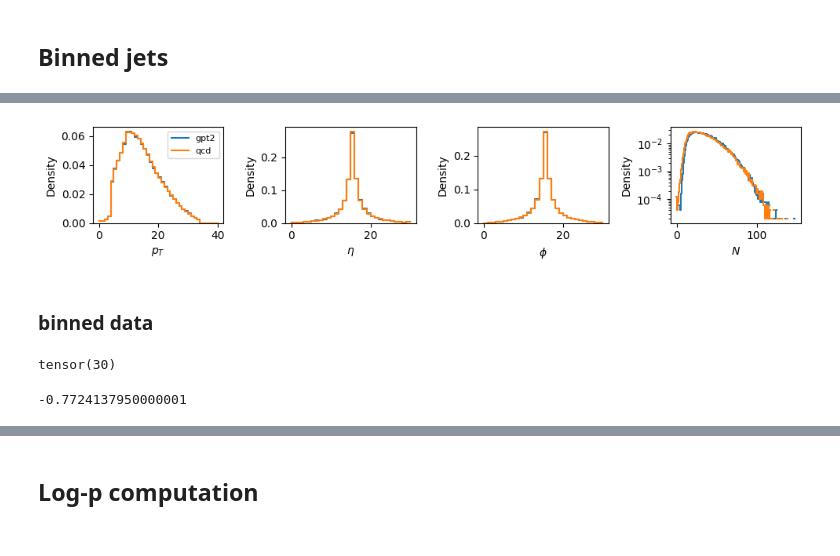
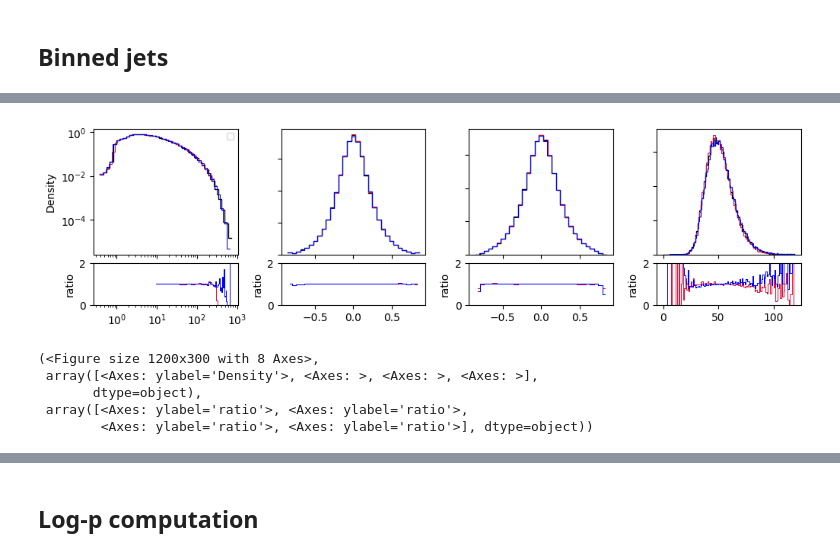
Before and after one commit to dfaroughy/SyntheticJets, a Jupyter notebook: jetclass_data.ipynb, the cells around one changed output, grey strips where cells are left out. Saved outputs shown, nothing was run; the diff lists cells and outputs as text; code cells hidden in the pictures.

```diff
--- a/jetclass_data.ipynb
+++ b/jetclass_data.ipynb
@@ -120,14 +121,8 @@ import h5py
 import numpy as np
 import pandas as pd
 
-def load_h5_data(file_path):
+def load_h5_data(file_path, key):
     with h5py.File(file_path, "r") as f:
-        arr = f['discretized/block0_values']
+        arr = f[key]
         data = arr[:]
-    df = pd.DataFrame(data)
-    x = df.to_numpy()
-    x = x.reshape(x.shape[0], -1, 3)
-    return x
-
-
-data = load_h5_data('/home/df630/SyntheticJets/data/TTBar_val___1Mfromeach_403030.h5')
+    return data
@@ -216,52 +199,0 @@ plt.show()
-# %%
-import matplotlib.pyplot as plt
-import seaborn as sns
-
-fig, ax = plt.subplots(1, 4, figsize=(10, 2))
-sns.histplot(qcd_gen_bins[...,0][qcd_gen_bins[...,0] >= 0],   bins=np.arange(0,41,1),  fill=False,   label='gpt2', element='step', stat='density', ax=ax[0])
-sns.histplot(qcd_test_bins[...,0][qcd_test_bins[...,0] >= 0],  bins=np.arange(0,41,1),   fill=False, label='qcd', element='step', stat='density', ax=ax[0])
-sns.histplot(qcd_gen_bins[...,1][qcd_gen_bins[...,0] >= 0],   bins=np.arange(0,31,1), fill=False,  label='gpt2', element='step', stat='density', ax=ax[1])
-sns.histplot(qcd_test_bins[...,1][qcd_test_bins[...,0] >= 0],   bins=np.arange(0,31,1), fill=False,  label='test', element='step', stat='density', ax=ax[1])
-sns.histplot(qcd_gen_bins[...,2][qcd_gen_bins[...,0] >= 0], bins=np.arange(0,31,1), fill=False,  label='gpt2', element='step', stat='density', ax=ax[2])
-sns.histplot(qcd_test_bins[...,2][qcd_test_bins[...,0] >= 0],  bins=np.arange(0,31,1), fill=False, label='test', element='step', stat='density', ax=ax[2])
-sns.histplot((qcd_gen_seq != -1).sum(dim=1), discrete=True, bins=np.arange(0,120,1),  fill=False,  label='gpt2', element='step', stat='density', ax=ax[3], log_scale=(False, True))
-sns.histplot((qcd_test_seq != -1).sum(dim=1), discrete=True, bins=np.arange(0,120,1),  fill=False,  label='test', element='step', stat='density', ax=ax[3], log_scale=(False, True))
-
-ax[0].set_xlabel(r'$p_T$')
-ax[1].set_xlabel(r'$\eta$')
-ax[2].set_xlabel(r'$\phi$')
-ax[3].set_xlabel(r'$N$')
-
-ax[0].legend(fontsize=8)
-
-plt.tight_layout()
-plt.show()
-# %% [output]
-[figure, removed]
-# %% [markdown]
-### binned data
-# %%
-tops_test_bins[...,1].max()
-# %% [output]
-tensor(30)
-# %%
-def make_continues(jets,bin_tag):
-    pt_bins = np.load("preprocessing_bins/pt_bins_"+str(bin_tag)+".npy")
-    eta_bins = np.load("preprocessing_bins/eta_bins_"+str(bin_tag)+".npy")
-    phi_bins = np.load("preprocessing_bins/phi_bins_"+str(bin_tag)+".npy")
-
-    pt_disc = jets[:, :, 0]
-    mask = pt_disc >= 0
-    eta_disc = jets[:, :, 1]
-    phi_disc = jets[:, :, 2]
-
-    pt_con = pt_disc * (pt_bins[1] - pt_bins[0]) + pt_bins[0]
-    eta_con = eta_disc * (eta_bins[1] - eta_bins[0]) + eta_bins[0]
-    phi_con = phi_disc * (phi_bins[1] - phi_bins[0]) + phi_bins[0]
-
-    continues_jets = np.stack((np.exp(pt_con), eta_con, phi_con), -1)
-    continues_jets[mask] = 0
-
-    return continues_jets
-# %% [output]
--0.7724137950000001
@@ -271,0 +328,9 @@ phi_qcd_tokens = qcd_gen_bins[...,2]
+# %%
+plot_with_ratio(tops_test_bins, tops_gen_bins, tops_aachen_bins)
+# %% [output]
+[figure, added]
+(<Figure size 1200x300 with 8 Axes>,
+ array([<Axes: ylabel='Density'>, <Axes: >, <Axes: >, <Axes: >],
+       dtype=object),
+ array([<Axes: ylabel='ratio'>, <Axes: ylabel='ratio'>,
+        <Axes: ylabel='ratio'>, <Axes: ylabel='ratio'>], dtype=object))
```
Also changed, not shown: parts of 24 cells of this notebook, 6 other files.
